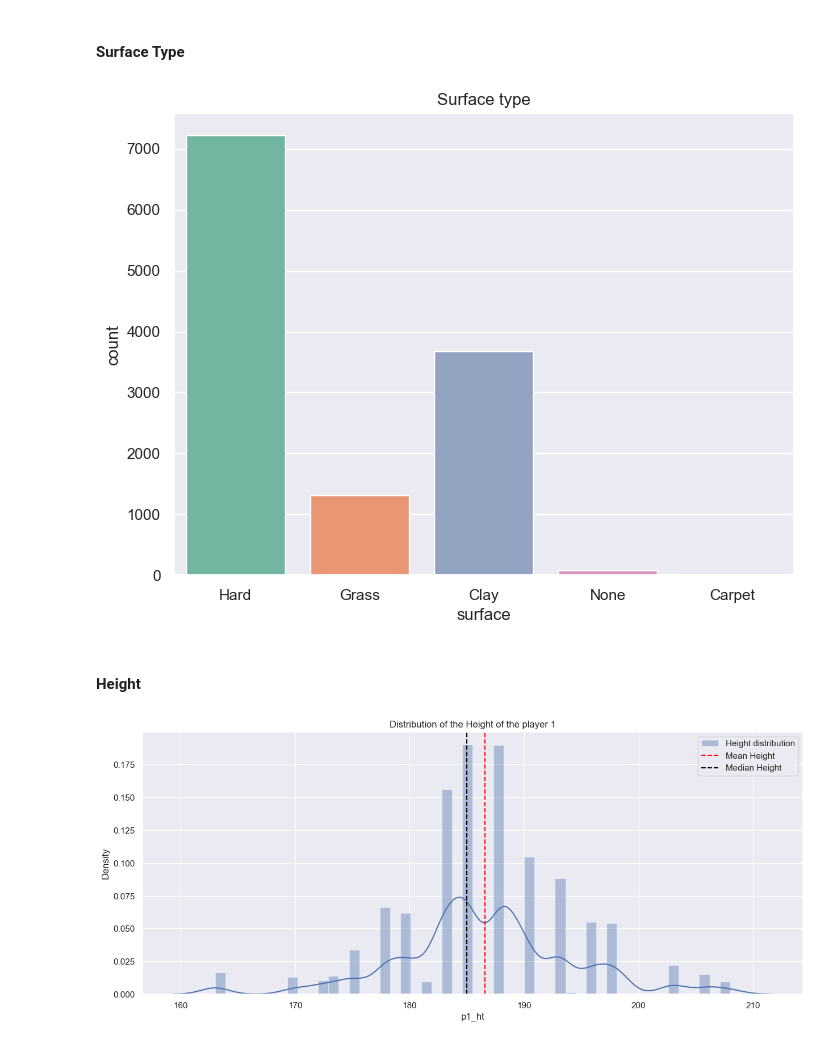
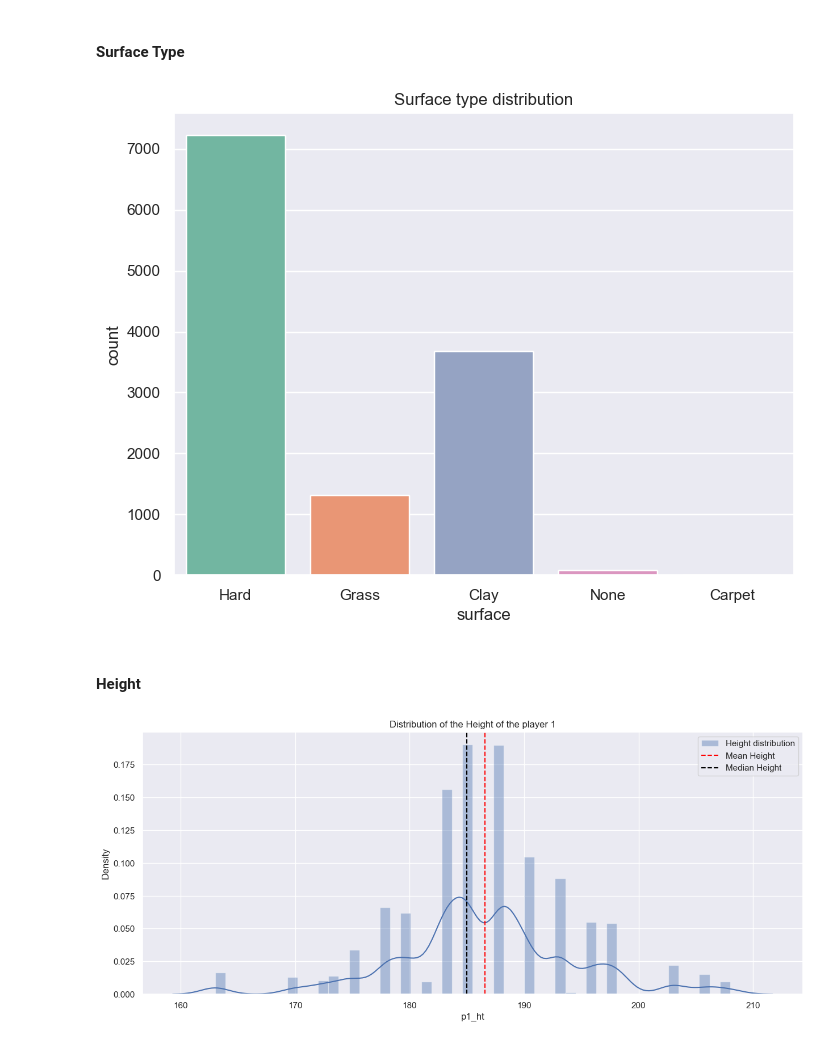
Before and after one commit to siwaar/Tennis_prediction, a Jupyter notebook: ABBES_Siwar_LBC_final_version.ipynb, the cells around one changed output. Cells and saved outputs as stored; diff of their text form; code cells hidden in the pictures.

```diff
--- a/ABBES_Siwar_LBC_final_version.ipynb
+++ b/ABBES_Siwar_LBC_final_version.ipynb
@@ -306,12 +316,12 @@ As we can notice here, there are not data for S and C tournement level in our da
 #### Surface Type
 # %%
 ax = sns.countplot(x="surface", data=data, palette=sns.color_palette("Set2"))
-ax.set_title("Surface type")
+ax.set_title("Surface type distribution")
 plt.show()
 # %% [output]
-[figure, old version]
+[figure, new version]
-# %% [markdown]
-#### Height
+# %% [markdown]
+#### Height
 # %%
 plt.figure(figsize=(15,6))
 sns.distplot(data['p1_ht'], label='Height distribution')
```
Also changed, not shown: parts of 19 cells of this notebook, 4 other files.
